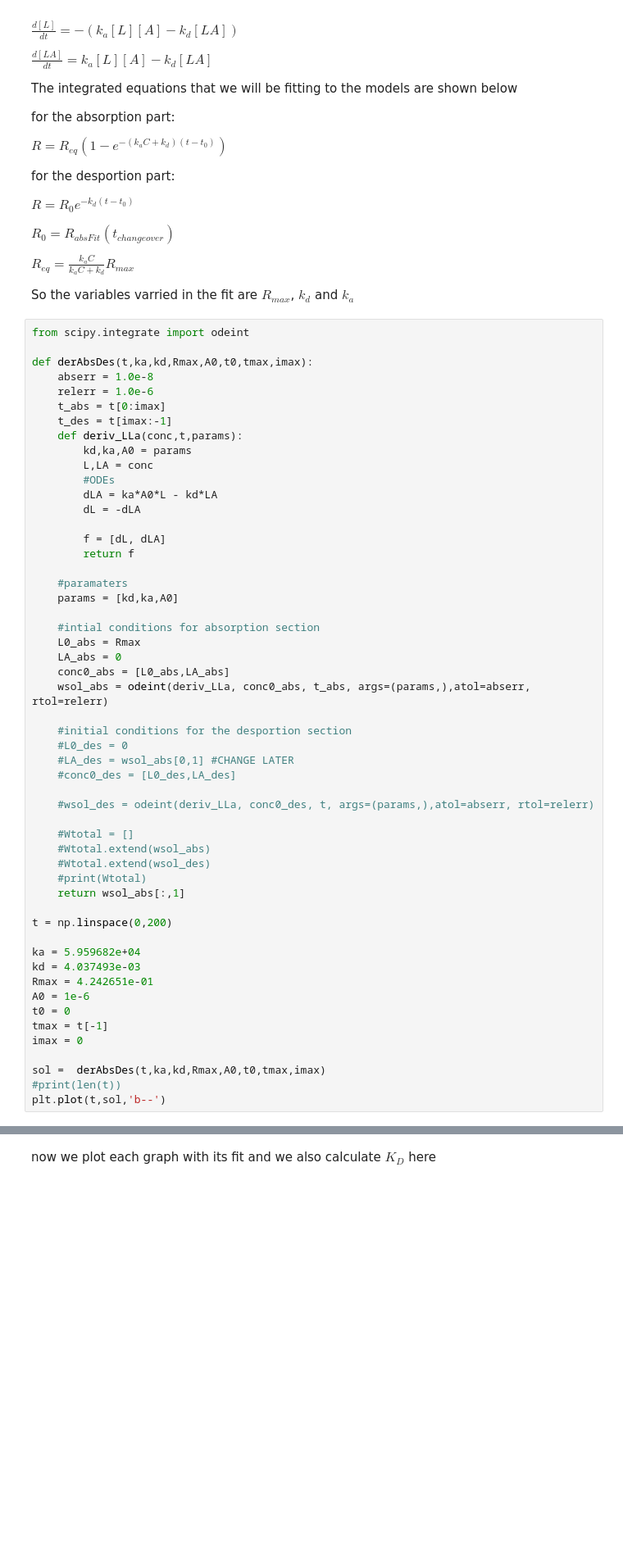
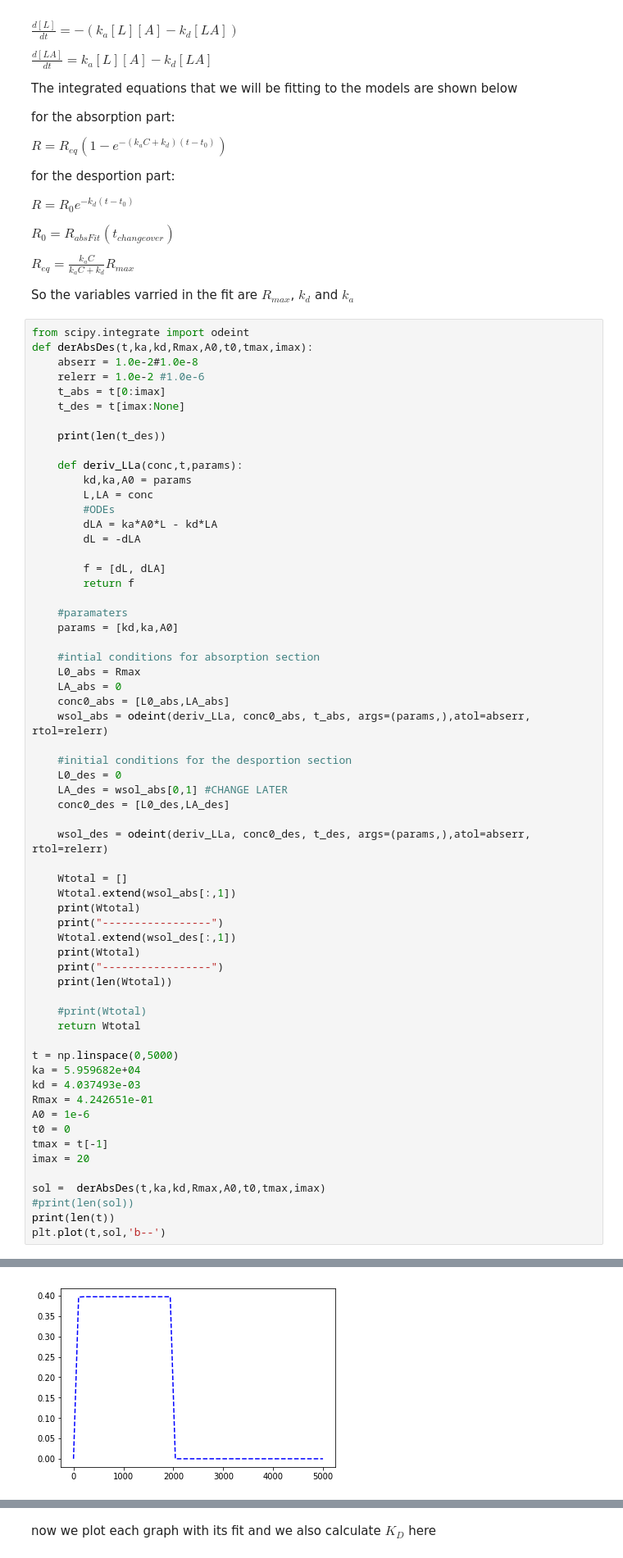
Before and after one commit to DexterAntonio/pthBLI, a Jupyter notebook: Data20180918.ipynb, the cells around one changed output, grey strips where cells are left out. Shown at 82% size. Cells and saved outputs as stored; diff of their text form; blank space fills up the shorter version.

```diff
--- a/Data20180918.ipynb
+++ b/Data20180918.ipynb
@@ -161,12 +161,14 @@ $R_{eq} = \frac{k_aC}{k_aC+k_d}R_{max}$
 So the variables varried in the fit are $R_{max}$, $k_d$ and $k_a$
 # %%
 from scipy.integrate import odeint
+def derAbsDes(t,ka,kd,Rmax,A0,t0,tmax,imax):
+    abserr = 1.0e-2#1.0e-8
+    relerr = 1.0e-2 #1.0e-6
+    t_abs = t[0:imax]
+    t_des = t[imax:None]
 
-def derAbsDes(t,ka,kd,Rmax,A0,t0,tmax,imax):
-    abserr = 1.0e-8
-    relerr = 1.0e-6
-    t_abs = t[0:imax]
-    t_des = t[imax:-1]
+    print(len(t_des))
+
     def deriv_LLa(conc,t,params):
         kd,ka,A0 = params
         L,LA = conc
@@ -187,28 +189,35 @@ def derAbsDes(t,ka,kd,Rmax,A0,t0,tmax,imax):
     wsol_abs = odeint(deriv_LLa, conc0_abs, t_abs, args=(params,),atol=abserr, rtol=relerr)
 
     #initial conditions for the desportion section
-    #L0_des = 0
-    #LA_des = wsol_abs[0,1] #CHANGE LATER
-    #conc0_des = [L0_des,LA_des]
+    L0_des = 0
+    LA_des = wsol_abs[0,1] #CHANGE LATER
+    conc0_des = [L0_des,LA_des]
 
-    #wsol_des = odeint(deriv_LLa, conc0_des, t, args=(params,),atol=abserr, rtol=relerr)
+    wsol_des = odeint(deriv_LLa, conc0_des, t_des, args=(params,),atol=abserr, rtol=relerr)
 
-    #Wtotal = []
-    #Wtotal.extend(wsol_abs)
-    #Wtotal.extend(wsol_des)
+    Wtotal = []
+    Wtotal.extend(wsol_abs[:,1])
+    print(Wtotal)
+    print("-----------------")
+    Wtotal.extend(wsol_des[:,1])
+    print(Wtotal)
+    print("-----------------")
+    print(len(Wtotal))
+
     #print(Wtotal)
-    return wsol_abs[:,1]
+    return Wtotal
 
-t = np.linspace(0,200)
-
+t = np.linspace(0,5000)
 ka = 5.959682e+04
 kd = 4.037493e-03
 Rmax = 4.242651e-01
 A0 = 1e-6
 t0 = 0
 tmax = t[-1]
-imax = 0
+imax = 20
 
 sol =  derAbsDes(t,ka,kd,Rmax,A0,t0,tmax,imax)
-#print(len(t))
+#print(len(sol))
+print(len(t))
 plt.plot(t,sol,'b--')
+# %% [output]
@@ -215,3 +232,4 @@ plt.plot(t,sol,'b--')
+[figure, added]
 # %%
 i = np.max(run_array[0].r)
 max_value = max(run_array[0].r)
```
Also changed, not shown: parts of 3 cells of this notebook.
